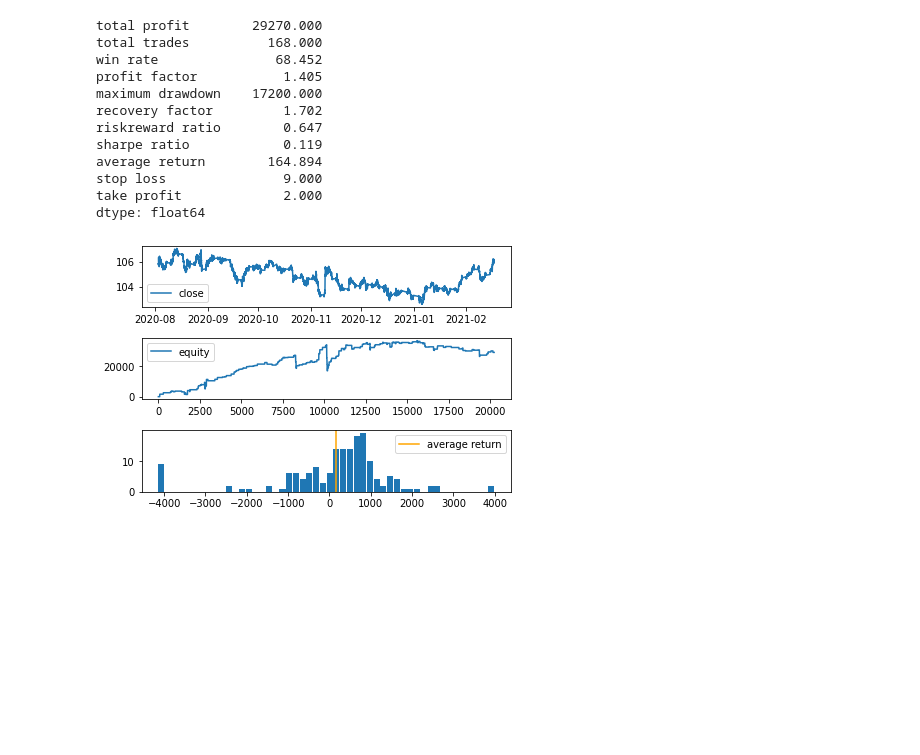
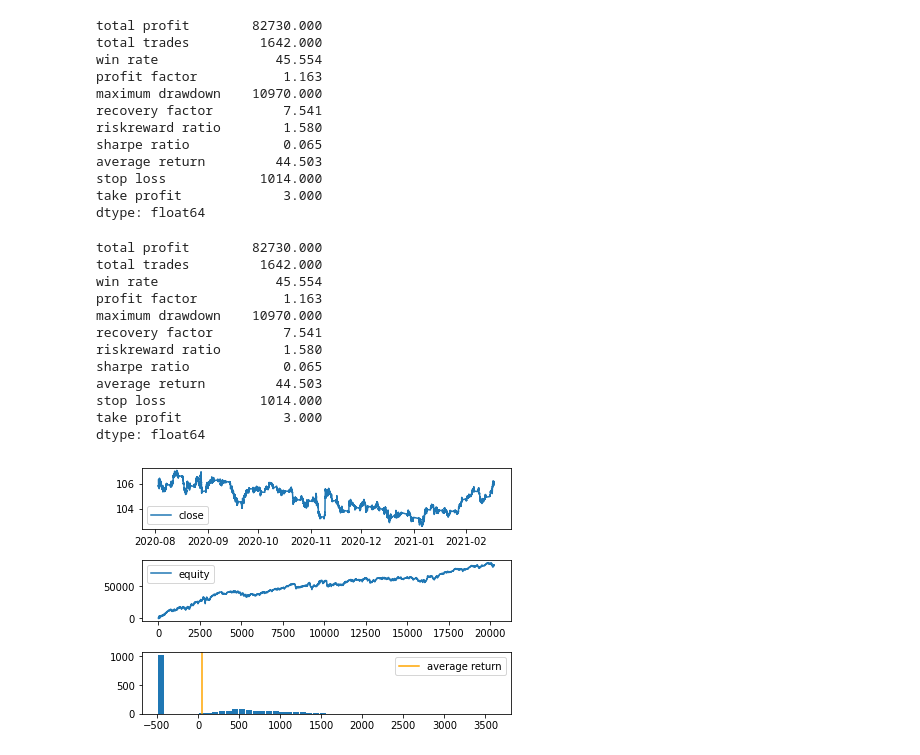
Before and after one commit to Rio114/practice, a Jupyter notebook: trade/fx/oanda_optuna.ipynb, the cells around one changed output. Cells and saved outputs as stored; diff of their text form; code cells hidden in the pictures; blank space fills up the shorter version.

```diff
--- a/trade/fx/oanda_optuna.ipynb
+++ b/trade/fx/oanda_optuna.ipynb
@@ -303,24 +98,32 @@ class CheckBot(Bot):
+# %%
+mybot.set_param(params['a'], params['b'], params['c'], params['d'], params['stop_loss'], params['take_profit'])
 # %%
-CheckBot(
-    account_id=account,
-    access_token=token,
-    environment='live',
-    instrument=inst,
-    granularity=glan, # 15 second candlestick,
-).backtest(from_date=start, to_date=end, filename="backtest.png")
+mybot.backtest(from_date=start, to_date=end, filename="backtest.png", show=True)
 # %% [output]
-total profit        29270.000
-total trades          168.000
-win rate               68.452
-profit factor           1.405
-maximum drawdown    17200.000
-recovery factor         1.702
-riskreward ratio        0.647
-sharpe ratio            0.119
-average return        164.894
-stop loss               9.000
-take profit             2.000
+total profit        82730.000
+total trades         1642.000
+win rate               45.554
+profit factor           1.163
+maximum drawdown    10970.000
+recovery factor         7.541
+riskreward ratio        1.580
+sharpe ratio            0.065
+average return         44.503
+stop loss            1014.000
+take profit             3.000
 dtype: float64
+total profit        82730.000
+total trades         1642.000
+win rate               45.554
+profit factor           1.163
+maximum drawdown    10970.000
+recovery factor         7.541
+riskreward ratio        1.580
+sharpe ratio            0.065
+average return         44.503
+stop loss            1014.000
+take profit             3.000
+dtype: float64
-[figure, old version]
+[figure, new version]
 # %%
 #total profit        14490.000
```
Also changed, not shown: parts of 6 cells of this notebook, 2 other files.
